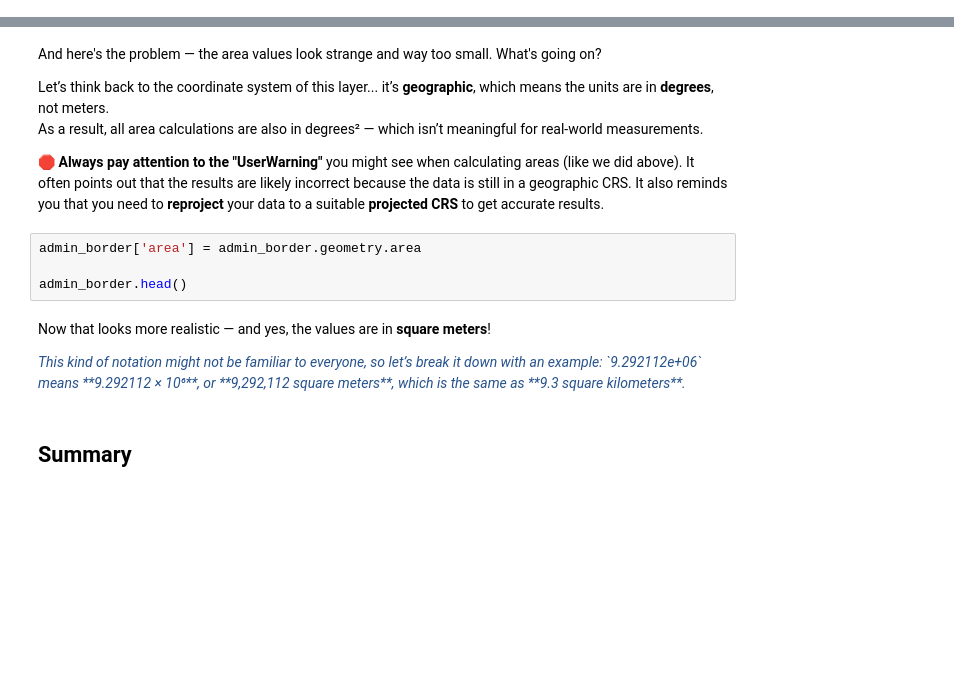
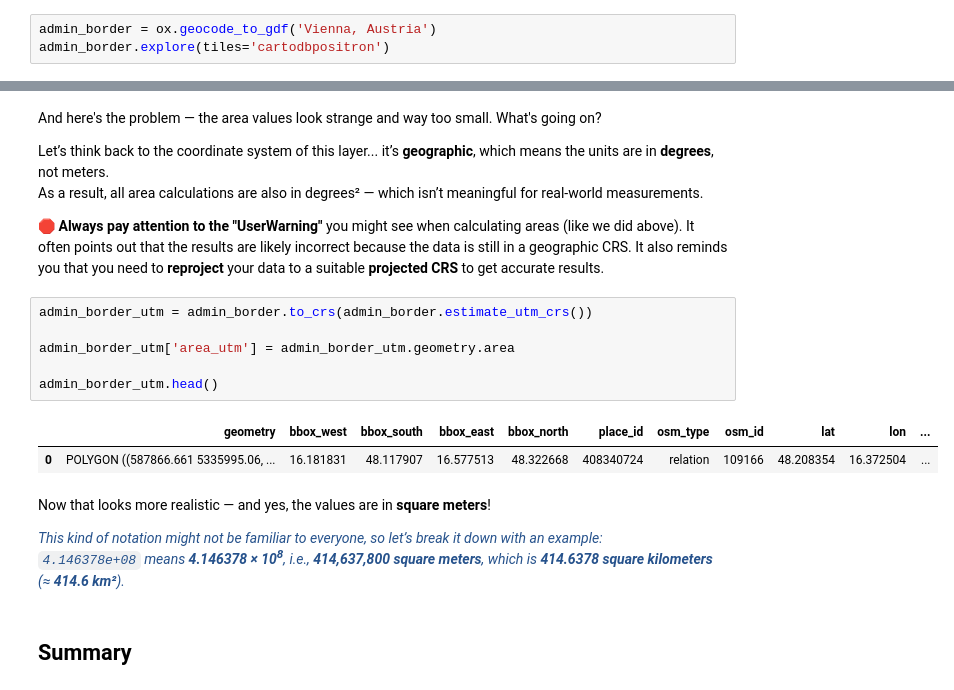
Before and after one commit to bella-mir/urbanCartoPy, a Jupyter notebook: modules/module_2/module_23.ipynb, the cells around one changed output, grey strips where cells are left out. Cells and saved outputs as stored; diff of their text form; blank space fills up the shorter version.

```diff
--- a/modules/module_2/module_23.ipynb
+++ b/modules/module_2/module_23.ipynb
@@ -11,0 +20,3 @@ In this section, we’ll explore how to measure distances and areas correctly
+# %%
+admin_border = ox.geocode_to_gdf('Vienna, Austria')
+admin_border.explore(tiles='cartodbpositron')
@@ -38,15 +55,20 @@ As a result, all area calculations are also in degrees² — which isn’t meani
 
 🛑 **Always pay attention to the "UserWarning"** you might see when calculating areas (like we did above). It often points out that the results are likely incorrect because the data is still in a geographic CRS. It also reminds you that you need to **reproject** your data to a suitable **projected CRS** to get accurate results.
 # %%
-admin_border['area'] = admin_border.geometry.area
+admin_border_utm = admin_border.to_crs(admin_border.estimate_utm_crs())
 
-admin_border.head()
+admin_border_utm['area_utm'] = admin_border_utm.geometry.area
+
+admin_border_utm.head()
+# %% [output]
+|  | geometry | bbox_west | bbox_south | bbox_east | bbox_north | place_id | osm_type | osm_id | lat | lon | ... |
+| 0 | POLYGON ((587866.661 5335995.06, ... | 16.181831 | 48.117907 | 16.577513 | 48.322668 | 408340724 | relation | 109166 | 48.208354 | 16.372504 | ... |
 # %% [markdown]
 Now that looks more realistic — and yes, the values are in **square meters**!
 
 <p style="color:#26528C; font-style:italic">
-This kind of notation might not be familiar to everyone, so let’s break it down with an example: </br>
-`9.292112e+06` means **9.292112 × 10⁶**, or **9,292,112 square meters**, which is the same as **9.3 square kilometers**.
+This kind of notation might not be familiar to everyone, so let’s break it down with an example:<br/>
+<code>4.146378e+08</code> means <b>4.146378 × 10<sup>8</sup></b>, i.e., <b>414,637,800 square meters</b>, which is <b>414.6378 square kilometers</b> (≈ <b>414.6 km²</b>).
 </p>
 # %% [markdown]
 ## Summary
```
Also changed, not shown: parts of 6 cells of this notebook, 14 other files.
